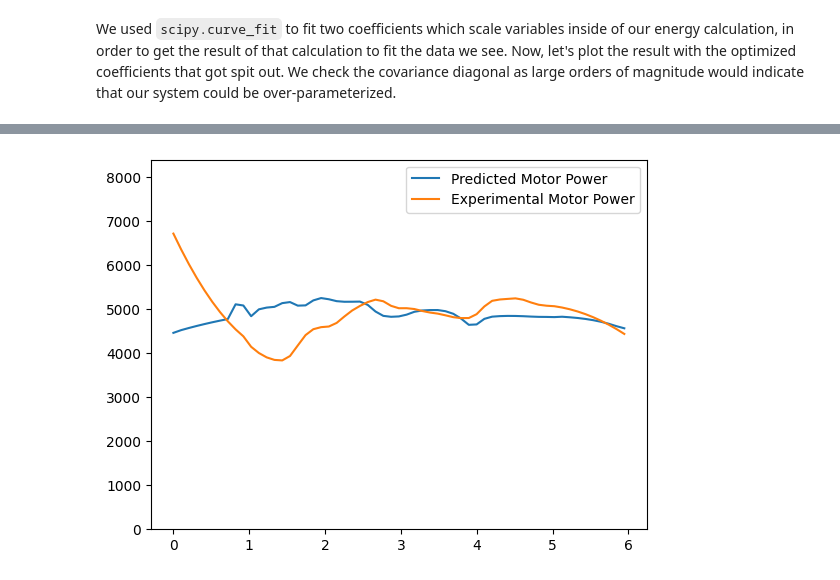
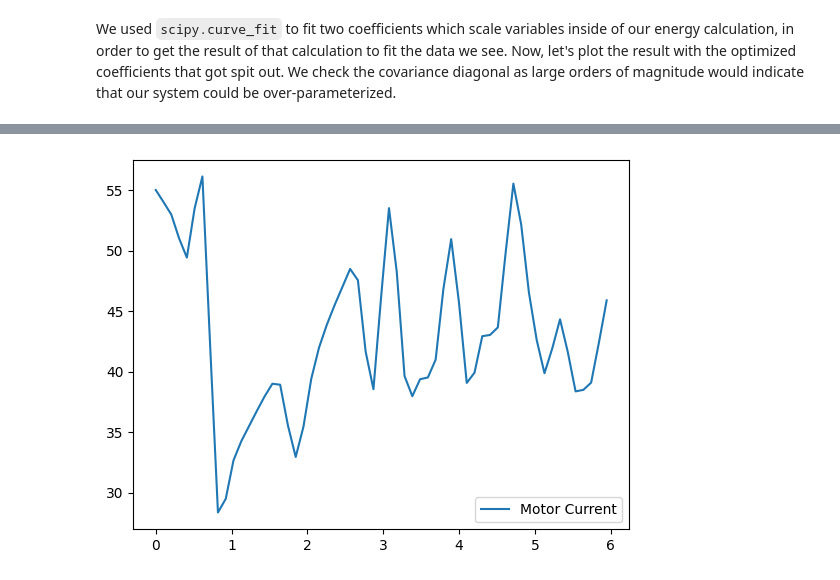
Before and after one commit to UBC-Solar/Simulation, a Jupyter notebook: motor_analysis.ipynb, the cells around one changed output, grey strips where cells are left out. Cells and saved outputs as stored; diff of their text form; code cells hidden in the pictures.

Commit message:
Add motor and SOC analysis

```diff
--- a/motor_analysis.ipynb
+++ b/motor_analysis.ipynb
@@ -106,15 +106,16 @@ optimized_motor_power.plot()
 # %%
 import matplotlib.pyplot as plt
 
 fig, ax = plt.subplots()
-ax.plot(optimized_motor_power.x_axis, optimized_motor_power, label="Predicted Motor Power")
-ax.plot(motor_power.x_axis, motor_power, label="Experimental Motor Power")
-ax.set_ylim([0, 1.25 * max(max(optimized_motor_power), max(motor_power))])
+# ax.plot(optimized_motor_power.x_axis, optimized_motor_power, label="Predicted Motor Power")
+# ax.plot(motor_power.x_axis, motor_power, label="Experimental Motor Power")
+ax.plot(motor_current.x_axis, motor_current, label="Motor Current")
+# ax.set_ylim([0, 1.25 * max(max(optimized_motor_power), max(motor_power))])
 
 plt.legend()
 plt.show()
 # %% [output]
-[figure, old version]
+[figure, new version]
 # %%
 print(f"Drawn Energy, actual: {np.trapz(motor_power, motor_power.x_axis)}")
 print(f"Drawn Energy, predicted: {np.trapz(optimized_motor_power, optimized_motor_power.x_axis)}")
```
Also changed, not shown: parts of 3 cells of this notebook, 2 other files.
